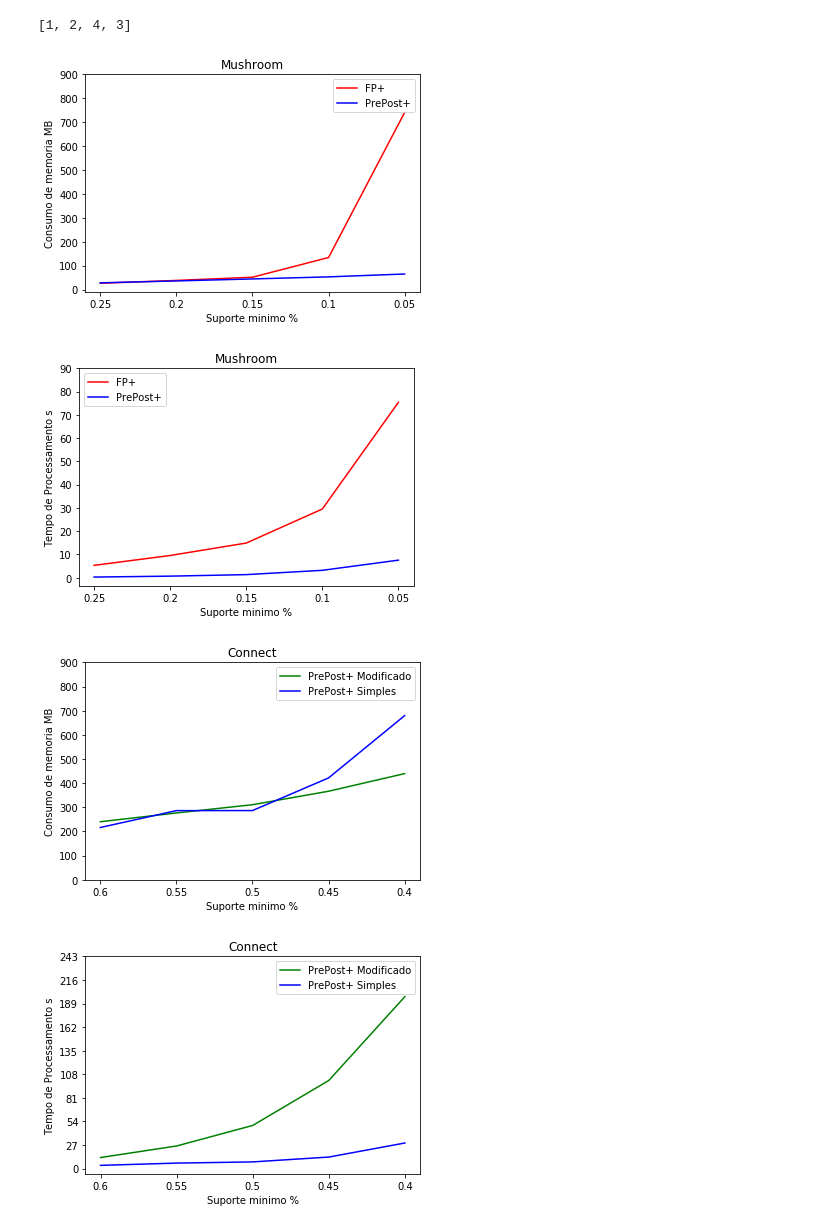
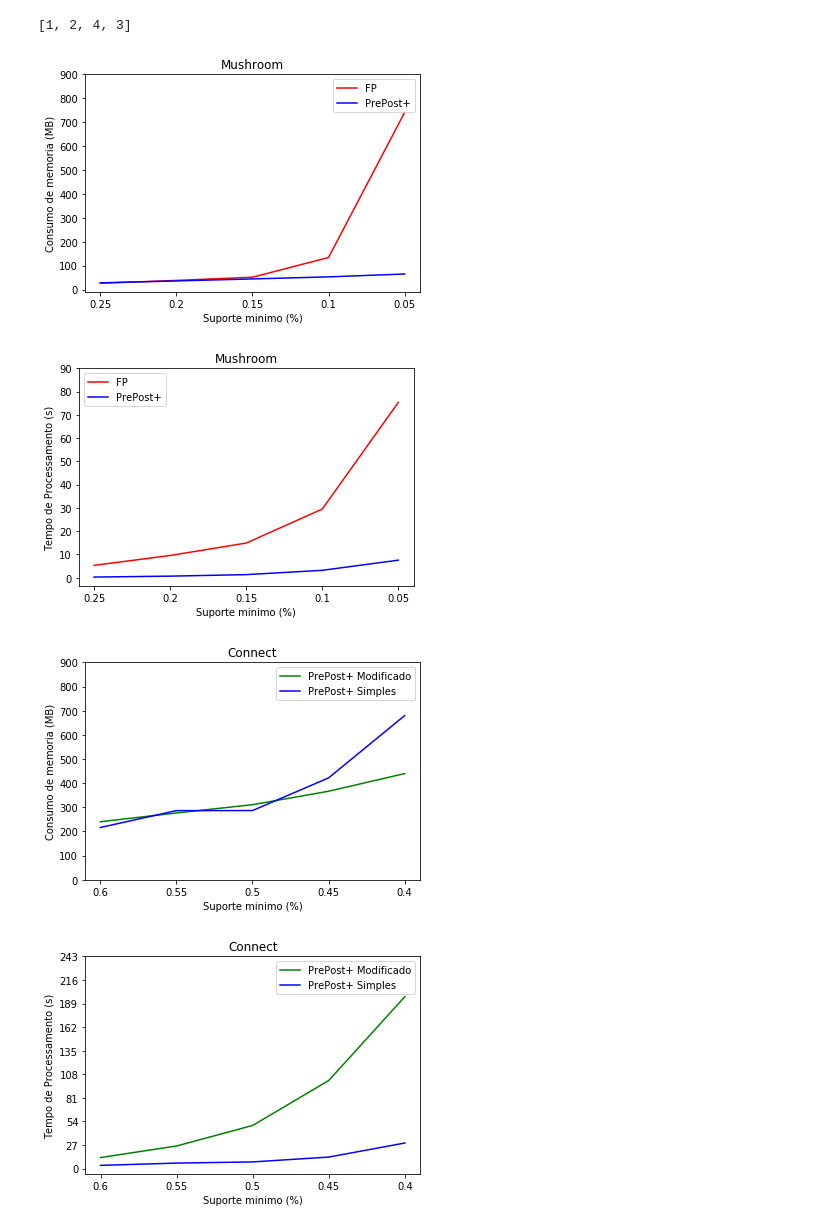
Before and after one commit to las33/MachinelearningProject, a Jupyter notebook: Charts.ipynb, the cells around one changed output. Cells and saved outputs as stored; diff of their text form; code cells hidden in the pictures.

Commit message:
fixes charts

```diff
--- a/Charts.ipynb
+++ b/Charts.ipynb
@@ -55,8 +55,8 @@ def create_plot_fp_simple(basename, basename_styled, base_index, alg1, alg1_name
     else:
         plt.plot(suports, memory_alg1, color=secCor, label=alg1_name)
     plt.plot(suports,memory_alg2 , color='b', label=alg2_name)
-    plt.xlabel('Suporte minimo %')
-    plt.ylabel('Consumo de memoria MB')
+    plt.xlabel('Suporte minimo (%)')
+    plt.ylabel('Consumo de memoria (MB)')
     plt.title(basename_styled)
 
     interval = int(max_m / 9)
@@ -72,8 +72,8 @@ def create_plot_fp_simple(basename, basename_styled, base_index, alg1, alg1_name
         plt.plot(suports, time_alg1, color=secCor, label=alg1_name)
 
     plt.plot(suports,time_alg2 , color='b', label=alg2_name)
-    plt.xlabel('Suporte minimo %')
-    plt.ylabel('Tempo de Processamento s')
+    plt.xlabel('Suporte minimo (%)')
+    plt.ylabel('Tempo de Processamento (s)')
     plt.title(basename_styled)
     interval = int(max_time / 9)
     plt.yticks(np.arange(0, max_time+1, interval))
@@ -82,15 +82,15 @@ def create_plot_fp_simple(basename, basename_styled, base_index, alg1, alg1_name
     plt.legend()
     plt.show()
 # %%
-create_plot_fp_simple('mushroom', "Mushroom",0, results_fp, "FP+",results_simple,"PrePost+",900, 90)
+create_plot_fp_simple('mushroom', "Mushroom",0, results_fp, "FP",results_simple,"PrePost+",900, 90)
 # %% [output]
-[figure, old version]
+[figure, new version]
-[figure, old version]
+[figure, new version]
 # %%
 create_plot_fp_simple('connect', "Connect",1, results_modified, "PrePost+ Modificado",results_simple,"PrePost+ Simples",900, 250, 'g')
 # %% [output]
-[figure, old version]
+[figure, new version]
-[figure, old version]
+[figure, new version]
 # %%
 create_plot_fp_simple('pumsb', "Pumsb",2,results_modified, "PrePost+ Modificado",results_simple,"PrePost+ Simples",9000, 330, 'g')
 # %% [output]
```
Also changed, not shown: parts of 2 cells of this notebook, 2 other files.
